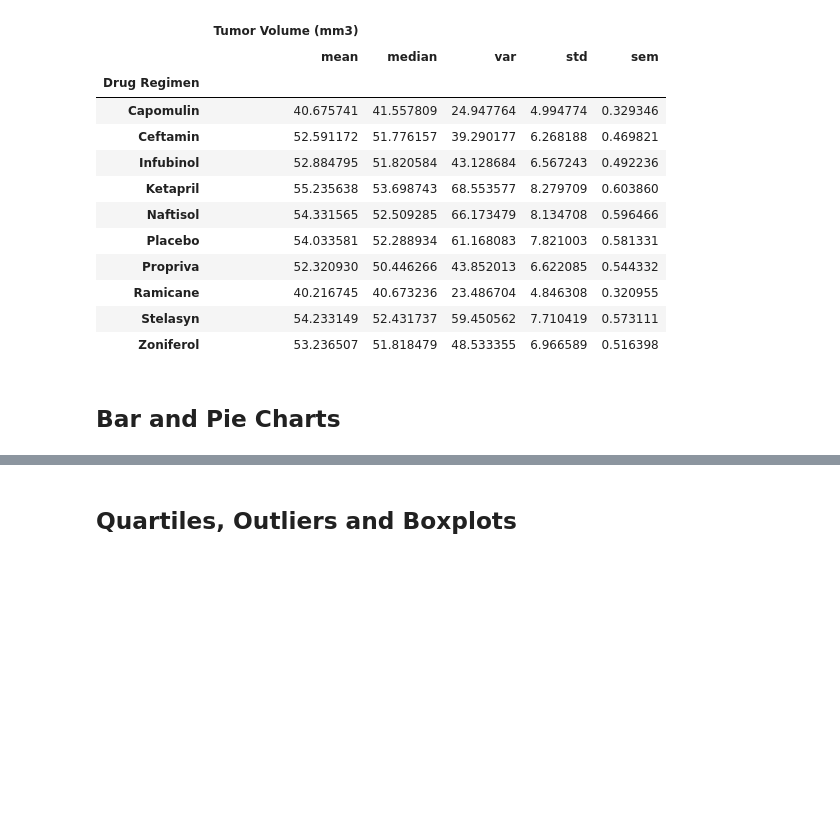
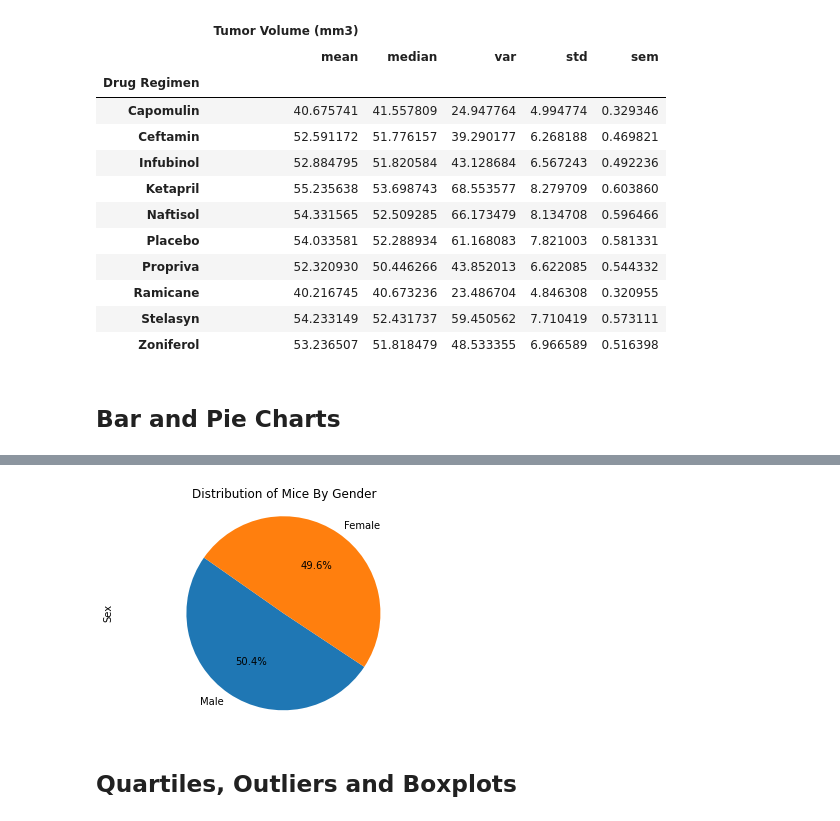
Before and after one commit to tlenzmeier58/matplotlib_challenge, a Jupyter notebook: pymaceuticals_starter.ipynb, the cells around one changed output, grey strips where cells are left out. Saved outputs shown, nothing was run; the diff lists cells and outputs as text; code cells hidden in the pictures; blank space fills up the shorter version.

```diff
--- a/pymaceuticals_starter.ipynb
+++ b/pymaceuticals_starter.ipynb
@@ -166,5 +191,16 @@ plt.show()
 # %%
 # Generate a pie plot showing the distribution of female versus male mice using pyplot
+from importlib_metadata import distribution
+
+
+labels = clean_mouse_metadata["Sex"].unique()
+plt.pie(gender_distribution, labels=labels, autopct="%1.1f%%", startangle=145)
+plt.axis("equal")
+plt.title("Distribution of Mice By Gender")
+plt.ylabel("Sex")
+plt.show()
+# %% [output]
+[figure, added]
 # %% [markdown]
 ## Quartiles, Outliers and Boxplots
 # %%
```
Also changed, not shown: parts of 6 cells of this notebook.
